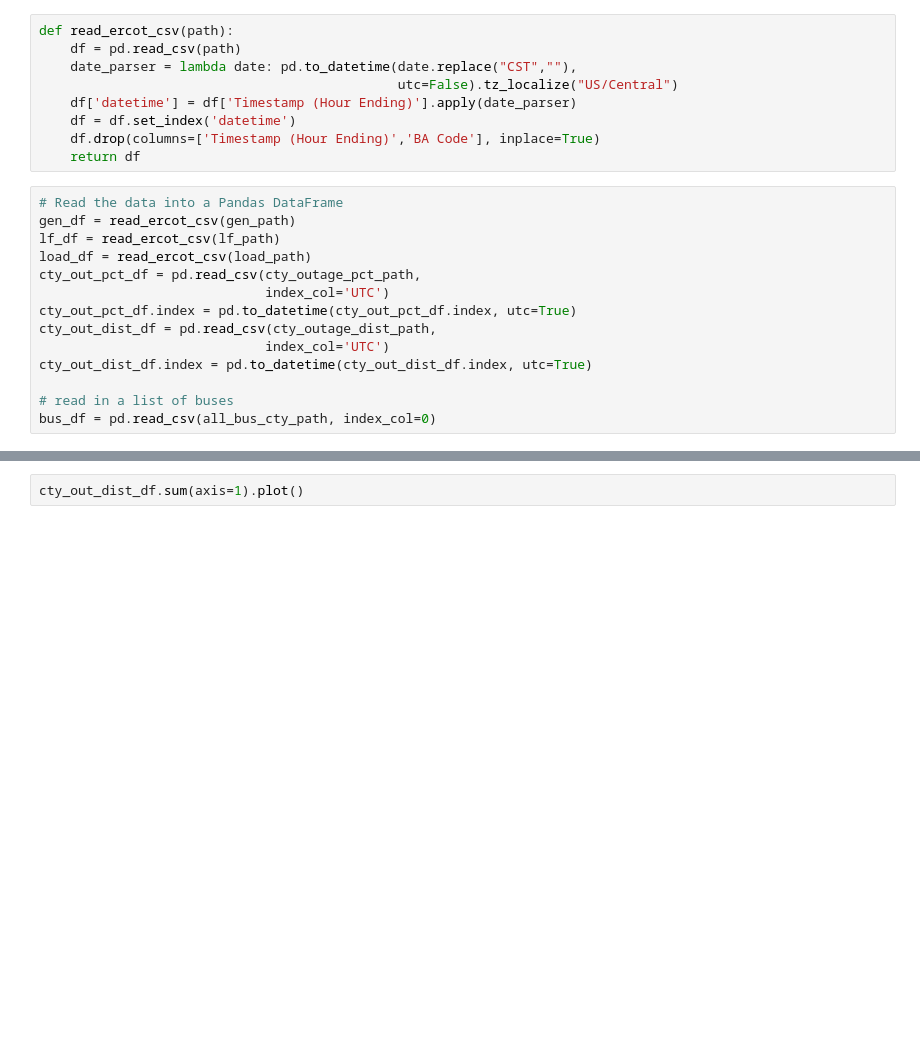
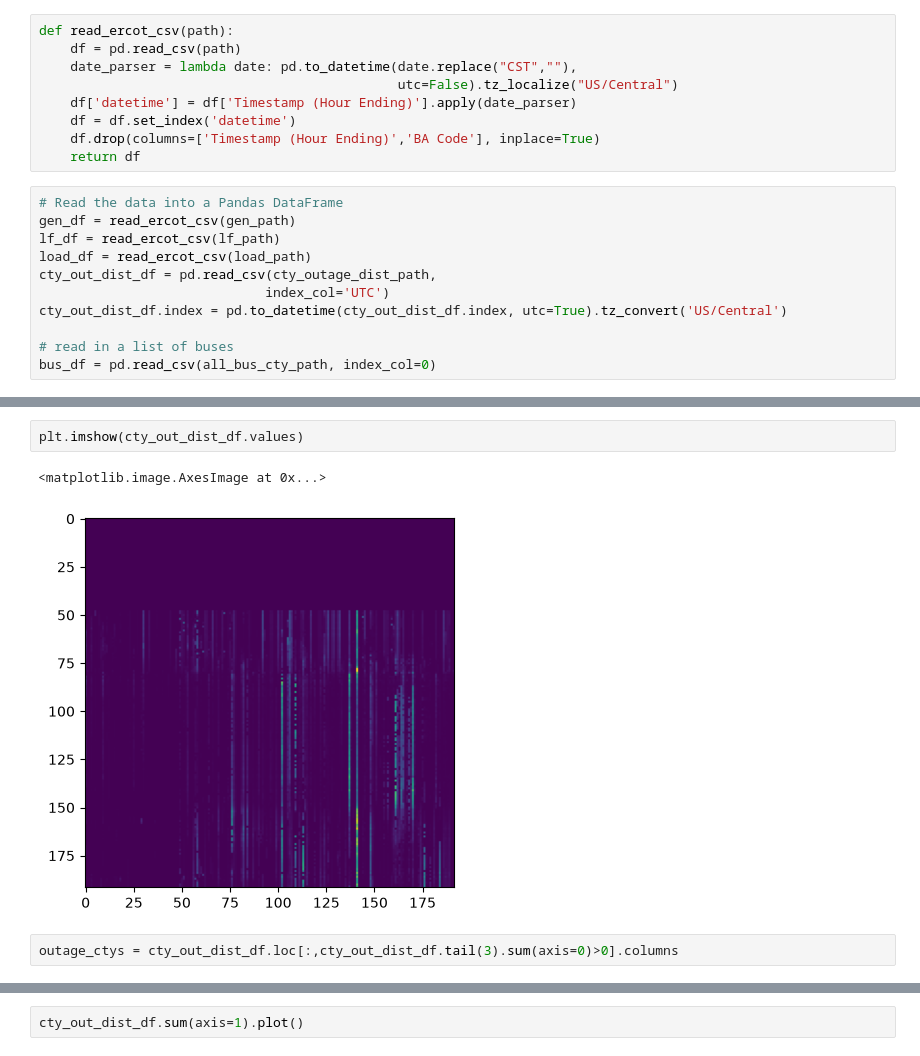
Before and after one commit to samgdotson/energy-lab, a Jupyter notebook: 2021-TX-Power-Outage/notebooks/code-replicate.ipynb, the cells around one changed output, grey strips where cells are left out. Saved outputs shown, nothing was run; the diff lists cells and outputs as text; blank space fills up the shorter version.

```diff
--- a/2021-TX-Power-Outage/notebooks/code-replicate.ipynb
+++ b/2021-TX-Power-Outage/notebooks/code-replicate.ipynb
@@ -90,12 +90,9 @@ def read_ercot_csv(path):
 gen_df = read_ercot_csv(gen_path)
 lf_df = read_ercot_csv(lf_path)
 load_df = read_ercot_csv(load_path)
-cty_out_pct_df = pd.read_csv(cty_outage_pct_path,
-                             index_col='UTC')
-cty_out_pct_df.index = pd.to_datetime(cty_out_pct_df.index, utc=True)
 cty_out_dist_df = pd.read_csv(cty_outage_dist_path,
                              index_col='UTC')
-cty_out_dist_df.index = pd.to_datetime(cty_out_dist_df.index, utc=True)
+cty_out_dist_df.index = pd.to_datetime(cty_out_dist_df.index, utc=True).tz_convert('US/Central')
 
 # read in a list of buses
 bus_df = pd.read_csv(all_bus_cty_path, index_col=0)
@@ -105,0 +110,7 @@ cty_out_dist_df.shape
+# %%
+plt.imshow(cty_out_dist_df.values)
+# %% [output]
+<matplotlib.image.AxesImage at 0x...>
+[figure, added]
+# %%
+outage_ctys = cty_out_dist_df.loc[:,cty_out_dist_df.tail(3).sum(axis=0)>0].columns
```
Also changed, not shown: parts of 10 cells of this notebook.
